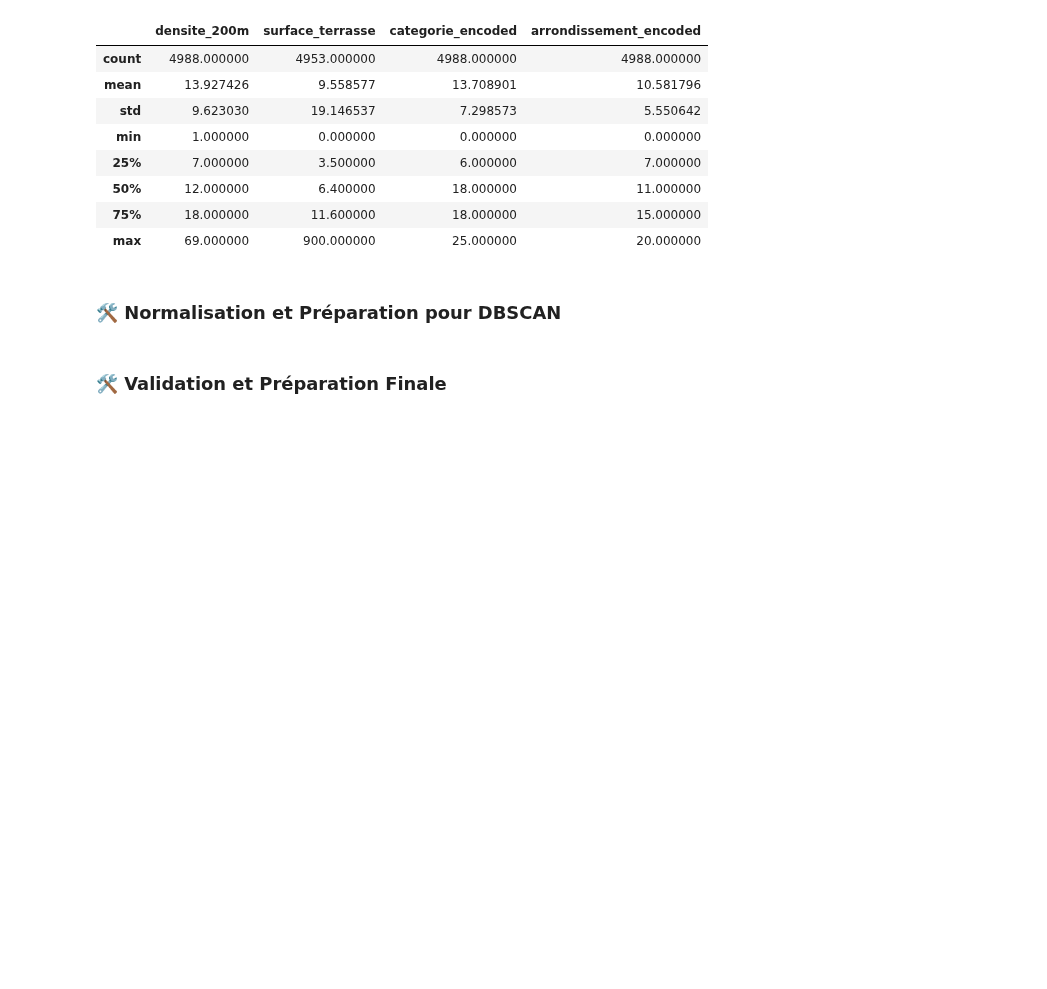
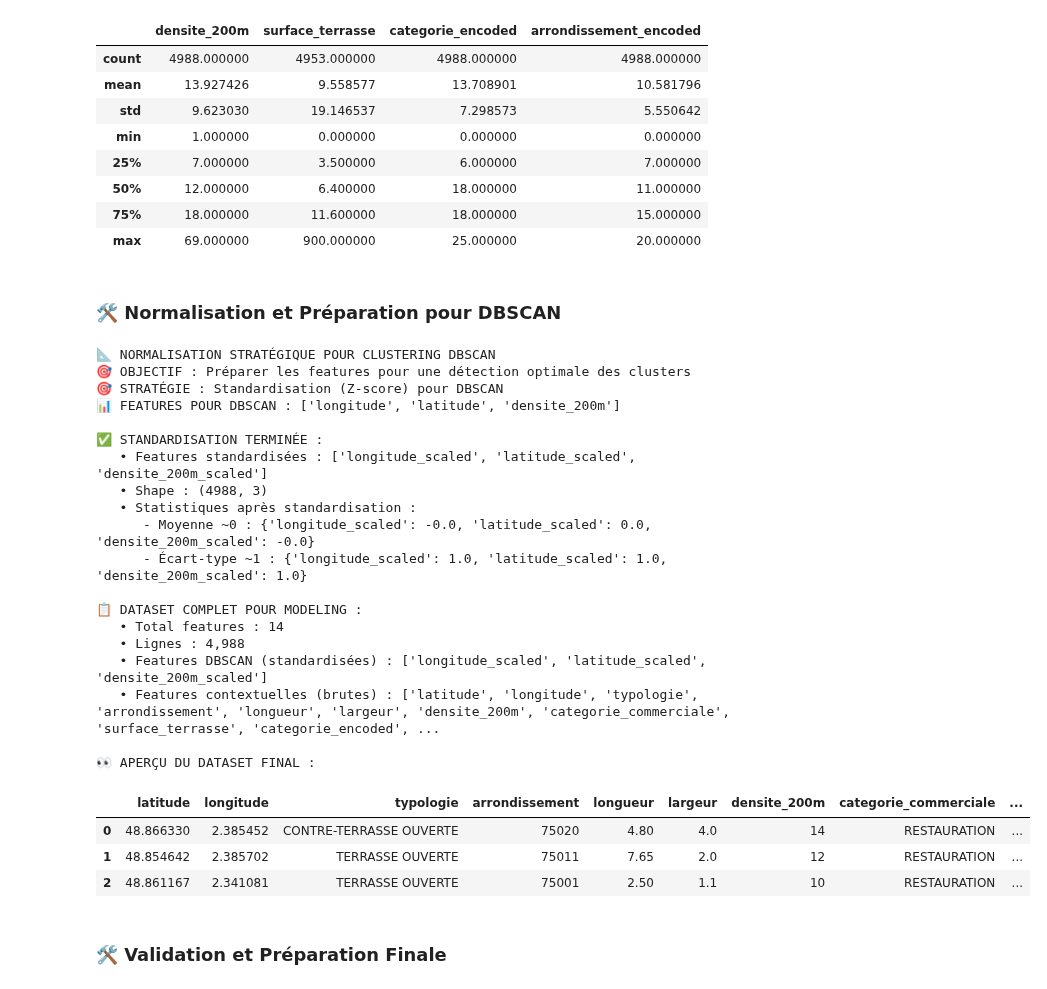
Before and after one commit to ZahraZellazi/L-Archipel-des-Commerces-Parisiens, a Jupyter notebook: notebooks/commerce.ipynb, the cells around one changed output. Cells and saved outputs as stored; diff of their text form; code cells hidden in the pictures; blank space fills up the shorter version.

```diff
--- a/notebooks/commerce.ipynb
+++ b/notebooks/commerce.ipynb
@@ -2727,6 +2727,75 @@ display(df_working[new_features].describe())
 <body>
 <h3> 🛠️ Normalisation et Préparation pour DBSCAN
  </h3>
+# %%
+
+print("📐 NORMALISATION STRATÉGIQUE POUR CLUSTERING DBSCAN")
+
+print("🎯 OBJECTIF : Préparer les features pour une détection optimale des clusters")
+
+from sklearn.preprocessing import StandardScaler
+import numpy as np
+
+# STRATÉGIE DE NORMALISATION POUR DBSCAN
+print("🎯 STRATÉGIE : Standardisation (Z-score) pour DBSCAN")
+
+# Features pour DBSCAN (coordonnées + densité)
+features_dbscan = ['longitude', 'latitude', 'densite_200m']
+
+print(f"📊 FEATURES POUR DBSCAN : {features_dbscan}")
+
+# Standardisation CRUCIALE pour DBSCAN
+scaler = StandardScaler()
+dbscan_scaled = scaler.fit_transform(df_working[features_dbscan])
+
+# Création du dataset final pour modeling
+X_dbscan = pd.DataFrame(dbscan_scaled, columns=[f'{col}_scaled' for col in features_dbscan])
+
+print(f"\n✅ STANDARDISATION TERMINÉE :")
+print(f"   • Features standardisées : {list(X_dbscan.columns)}")
+print(f"   • Shape : {X_dbscan.shape}")
+print(f"   • Statistiques après standardisation :")
+print(f"      - Moyenne ~0 : {X_dbscan.mean().round(3).to_dict()}")
+print(f"      - Écart-type ~1 : {X_dbscan.std().round(3).to_dict()}")
+
+# Dataset complet avec toutes les features pour analyse
+df_modeling = df_working.copy()
+for col in X_dbscan.columns:
+    df_modeling[col] = X_dbscan[col]
+
+print(f"\n📋 DATASET COMPLET POUR MODELING :")
+print(f"   • Total features : {len(df_modeling.columns)}")
+print(f"   • Lignes : {len(df_modeling):,}")
+print(f"   • Features DBSCAN (standardisées) : {list(X_dbscan.columns)}")
+print(f"   • Features contextuelles (brutes) : {[col for col in df_modeling.columns if '_scaled' not in col]}")
+
+# Aperçu final
+print(f"\n👀 APERÇU DU DATASET FINAL :")
+display(df_modeling.head(3))
+# %% [output]
+📐 NORMALISATION STRATÉGIQUE POUR CLUSTERING DBSCAN
+🎯 OBJECTIF : Préparer les features pour une détection optimale des clusters
+🎯 STRATÉGIE : Standardisation (Z-score) pour DBSCAN
+📊 FEATURES POUR DBSCAN : ['longitude', 'latitude', 'densite_200m']
+
+✅ STANDARDISATION TERMINÉE :
+   • Features standardisées : ['longitude_scaled', 'latitude_scaled', 'densite_200m_scaled']
+   • Shape : (4988, 3)
+   • Statistiques après standardisation :
+      - Moyenne ~0 : {'longitude_scaled': -0.0, 'latitude_scaled': 0.0, 'densite_200m_scaled': -0.0}
+      - Écart-type ~1 : {'longitude_scaled': 1.0, 'latitude_scaled': 1.0, 'densite_200m_scaled': 1.0}
+
+📋 DATASET COMPLET POUR MODELING :
+   • Total features : 14
+   • Lignes : 4,988
+   • Features DBSCAN (standardisées) : ['longitude_scaled', 'latitude_scaled', 'densite_200m_scaled']
+   • Features contextuelles (brutes) : ['latitude', 'longitude', 'typologie', 'arrondissement', 'longueur', 'largeur', 'densite_200m', 'categorie_commerciale', 'surface_terrasse', 'categorie_encoded', ...
+
+👀 APERÇU DU DATASET FINAL :
+|  | latitude | longitude | typologie | arrondissement | longueur | largeur | densite_200m | categorie_commerciale | ... |
+| 0 | 48.866330 | 2.385452 | CONTRE-TERRASSE OUVERTE | 75020 | 4.80 | 4.0 | 14 | RESTAURATION | ... |
+| 1 | 48.854642 | 2.385702 | TERRASSE OUVERTE | 75011 | 7.65 | 2.0 | 12 | RESTAURATION | ... |
+| 2 | 48.861167 | 2.341081 | TERRASSE OUVERTE | 75001 | 2.50 | 1.1 | 10 | RESTAURATION | ... |
 # %% [markdown]
 
 <!DOCTYPE html>
```
